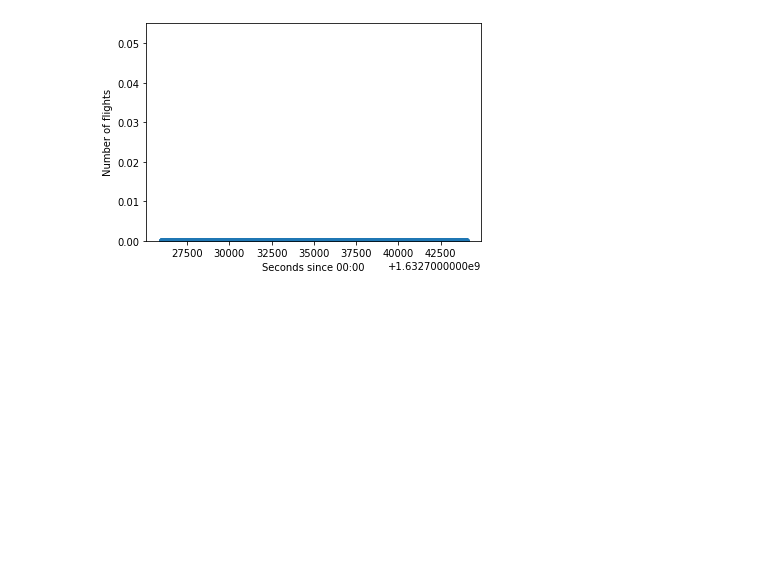
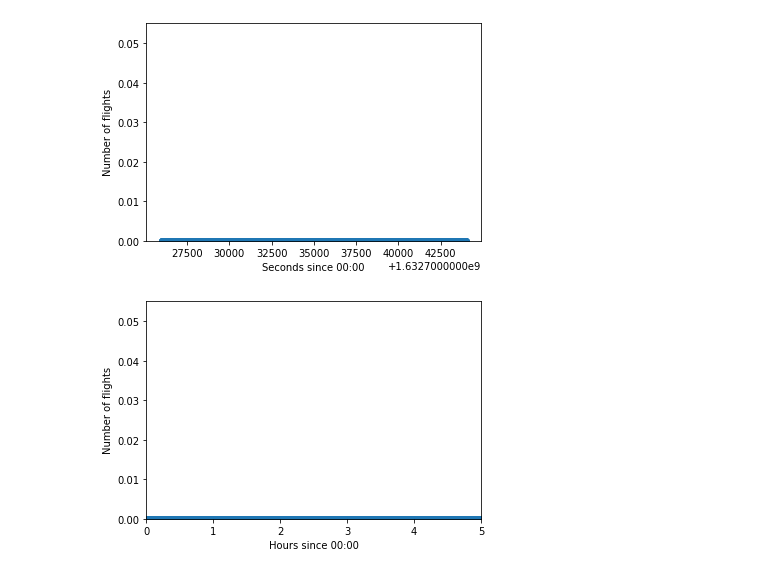
Before and after one commit to christianhbye/eigsep_misc, a Jupyter notebook: flights.ipynb, the cells around one changed output. Saved outputs shown, nothing was run; the diff lists cells and outputs as text; code cells hidden in the pictures; blank space fills up the shorter version.

Commit message:
plot results of survey

```diff
--- a/flights.ipynb
+++ b/flights.ipynb
@@ -76,2 +76,12 @@ plt.show()
 # %% [output]
 [figure]
+# %%
+plt.figure()
+plt.scatter([(t-times[0])/3600 for t in times], [len(x) for x in flights])
+plt.xlabel('Hours since 00:00')
+plt.ylabel('Number of flights')
+plt.ylim(0)
+plt.xlim(0, 5)
+plt.show()
+# %% [output]
+[figure, added]
```
Also changed, not shown: parts of 3 cells of this notebook.
